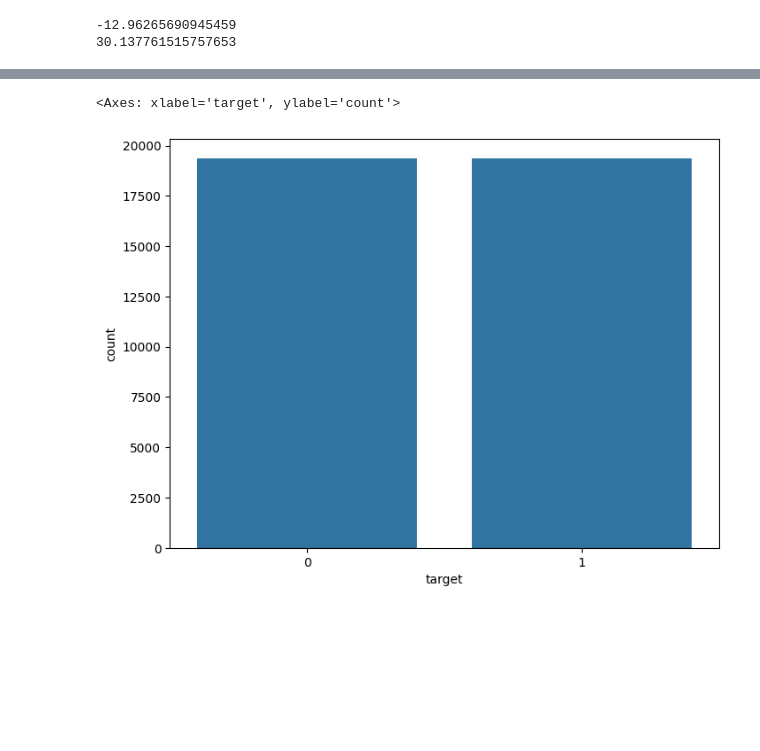
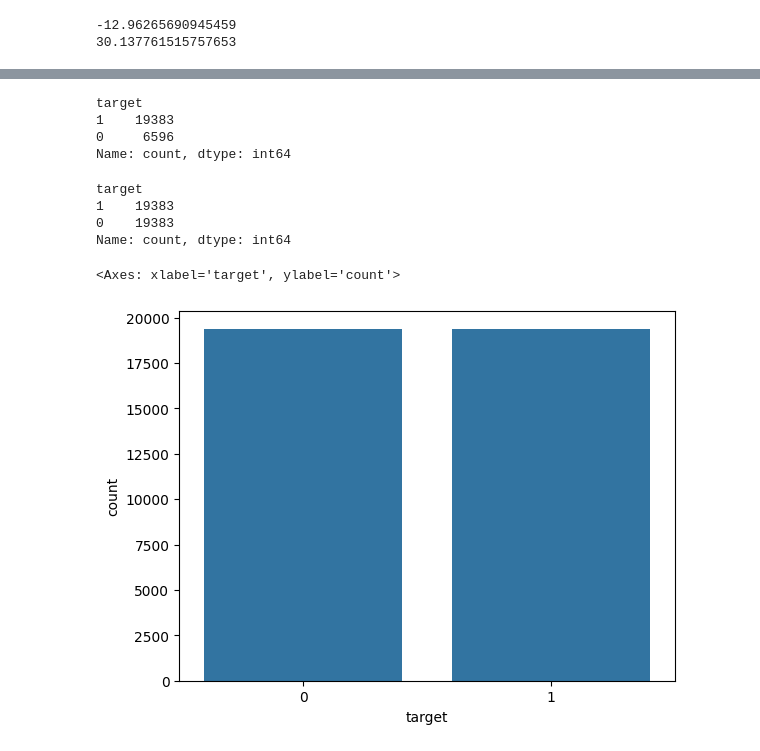
Before and after one commit to WangDingok/Project-Preprocessing, a Jupyter notebook: code.ipynb, the cells around one changed output, grey strips where cells are left out. Drawn from its saved outputs; the diff is of its cells as text; code cells hidden in the pictures; blank space fills up the shorter version.

```diff
--- a/code.ipynb
+++ b/code.ipynb
@@ -208,8 +162,0 @@ data['BSD'].plot(kind='kde', ax=ax)
-# %%
-
-plt.rcParams["figure.figsize"] = [8,6]
-
-fig = plt.figure()
-ax = fig.add_subplot(111)
-
-data['BSA'].plot(kind='kde', ax=ax)
@@ -462,7 +381,6 @@ data['date'] = pd.to_datetime(data['date'])
 # %%
 data['hour'] = data['date'].dt.hour
 data['min'] = data['date'].dt.minute
-data['second'] = data['date'].dt.second
 # %%
 data['date'].dt.isocalendar()
 data['month'] = data['date'].dt.month
@@ -569,6 +461,31 @@ target_downsampled = pd.concat([target_true, target_falseds])
+# %%
+X = data.drop('target', axis=1)
+y = data[['target']]
+# %%
+y["target"].value_counts()
+# %% [output]
+target
+1    19383
+0     6596
+Name: count, dtype: int64
+# %%
+# install imblearn using the following pip command
+# pip install imbalanced-learn
+
+from imblearn.over_sampling import SMOTE
+
+sm = SMOTE(random_state=2)
+X_us, y_us = sm.fit_resample(X, y)
+# %%
+y_us["target"].value_counts()
+# %% [output]
+target
+1    19383
+0    19383
+Name: count, dtype: int64
 # %%
-sns.countplot(x='target', data=target_downsampled)
+sns.countplot(x='target',data=y_us)
 # %% [output]
 <Axes: xlabel='target', ylabel='count'>
-[figure, old version]
+[figure, new version]
 # %%
```
Also changed, not shown: parts of 52 cells of this notebook.
